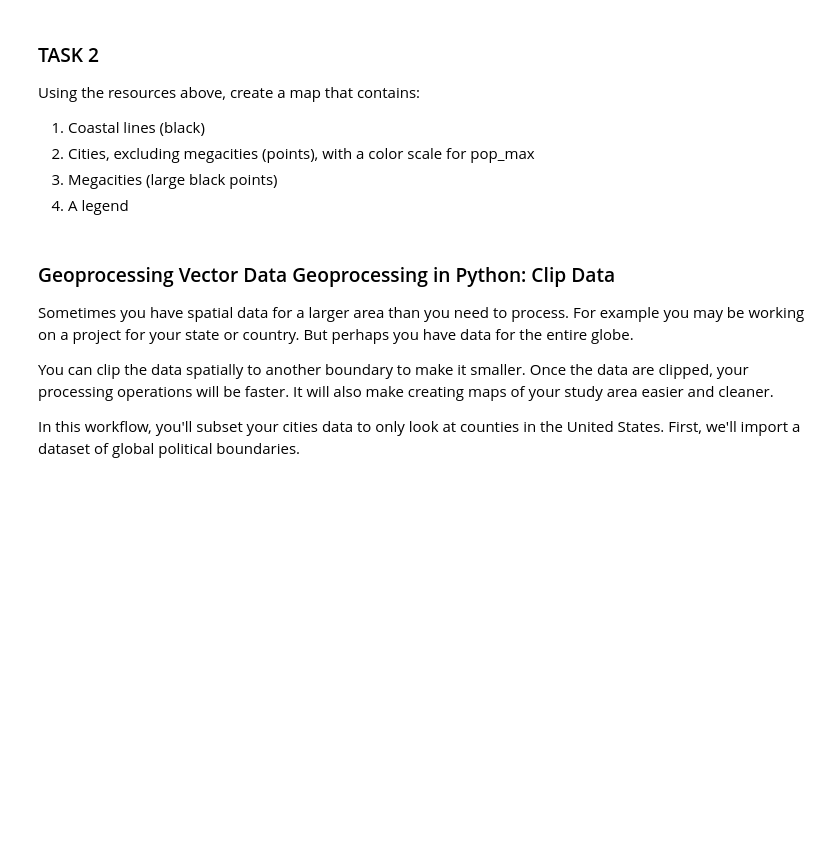
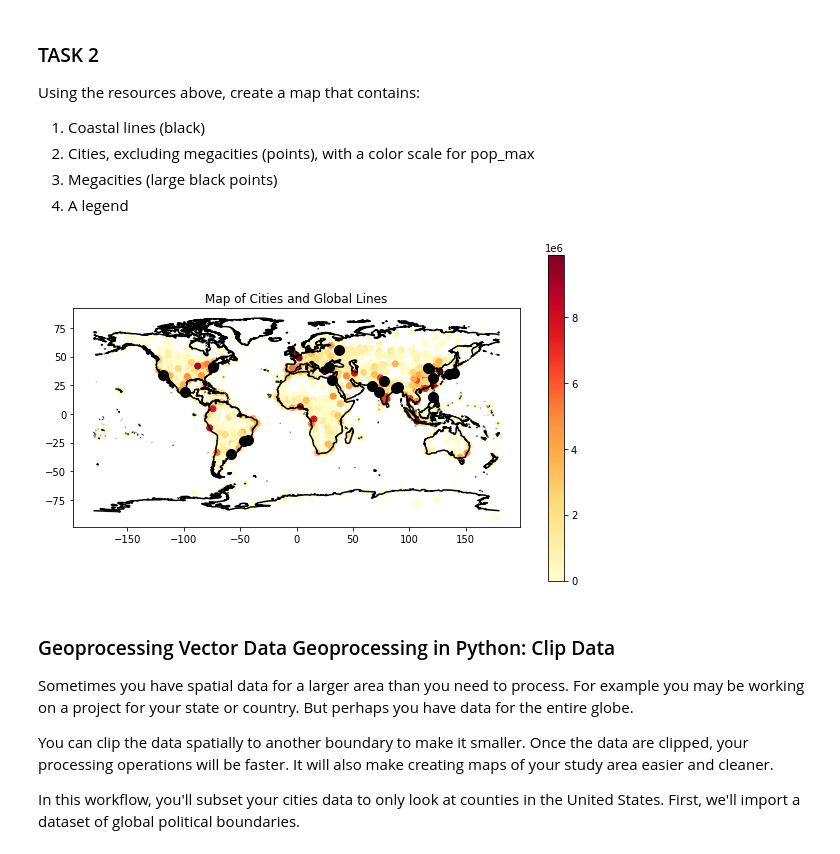
Before and after one commit to Sandipriz/EnvDatSci22, a Jupyter notebook: CodeSprints/VectorData101.ipynb, the cells around one changed output. Drawn from its saved outputs; the diff is of its cells as text; code cells hidden in the pictures; blank space fills up the shorter version.

```diff
--- a/CodeSprints/VectorData101.ipynb
+++ b/CodeSprints/VectorData101.ipynb
@@ -278,3 +400,16 @@ Using the resources above, create a map that contains:
+# %%
+# Format and plot your results from task 2
+f, ax1 = plt.subplots(figsize=(10, 6))
+coastlines.plot(ax=ax1,
+                color="black")
+small_cities.plot(ax=ax1, column="pop_max", cmap='YlOrRd', legend=True)
+megacities.plot(ax=ax1, color="black", markersize=100)
+# Add a title
+ax1.set(title="Map of Cities and Global Lines")
+plt.show()
+# hint:
+# %% [output]
+[figure, added]
 # %% [markdown]
 ### Geoprocessing Vector Data Geoprocessing in Python: Clip Data
 Sometimes you have spatial data for a larger area than you need to process. For example you may be working on a project for your state or country. But perhaps you have data for the entire globe.
```
Also changed, not shown: parts of 37 cells of this notebook.
